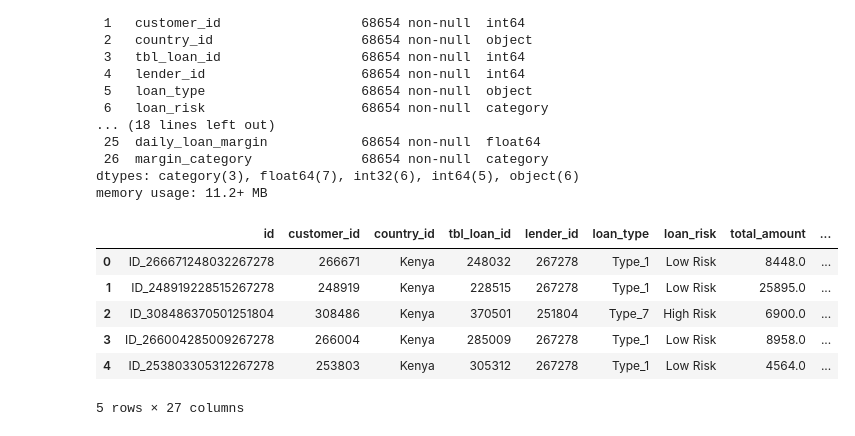
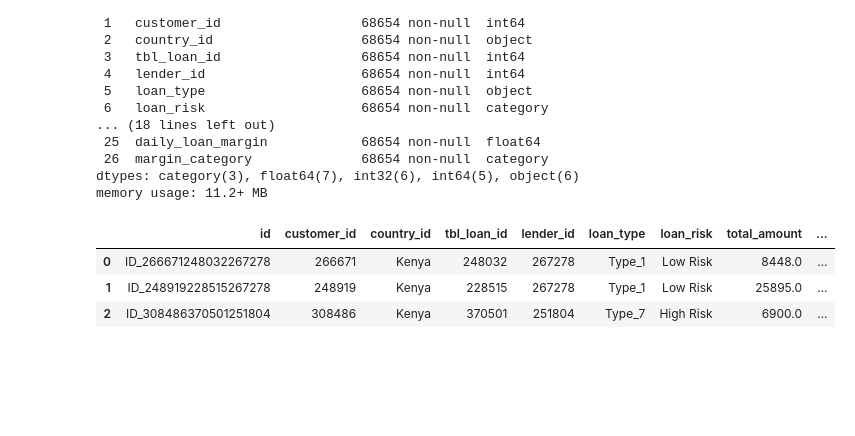
Before and after one commit to Lamerck/credit_score, a Jupyter notebook: creditmodel.ipynb, the cells around one changed output. Cells and saved outputs as stored; diff of their text form; code cells hidden in the pictures; blank space fills up the shorter version.

```diff
--- a/creditmodel.ipynb
+++ b/creditmodel.ipynb
@@ -1630,13 +1630,12 @@ Data columns (total 27 columns):
  26  margin_category              68654 non-null  category
 dtypes: category(3), float64(7), int32(6), int64(5), object(6)
 memory usage: 11.2+ MB
+# %%
+df = df[['id', 'customer_id', 'country_id', 'tbl_loan_id', 'lender_id', 'loan_type', 'loan_risk', 'total_amount', 'total_amount_to_repay', 'duration', 'interest_rate', 'interest_rate_bin', 'daily_loan_margin', 'margin_category', 'disbursement_date', 'month_disbursement', 'due_date', 'month_due', 'new_versus_repeat', 'target']]
 # %%
-df.head()
+df.head(3)
 # %% [output]
 |  | id | customer_id | country_id | tbl_loan_id | lender_id | loan_type | loan_risk | total_amount | ... |
 | 0 | ID_266671248032267278 | 266671 | Kenya | 248032 | 267278 | Type_1 | Low Risk | 8448.0 | ... |
 | 1 | ID_248919228515267278 | 248919 | Kenya | 228515 | 267278 | Type_1 | Low Risk | 25895.0 | ... |
 | 2 | ID_308486370501251804 | 308486 | Kenya | 370501 | 251804 | Type_7 | High Risk | 6900.0 | ... |
-| 3 | ID_266004285009267278 | 266004 | Kenya | 285009 | 267278 | Type_1 | Low Risk | 8958.0 | ... |
-| 4 | ID_253803305312267278 | 253803 | Kenya | 305312 | 267278 | Type_1 | Low Risk | 4564.0 | ... |
-5 rows × 27 columns
```
Also changed, not shown: parts of 7 cells of this notebook, 1 other file.
